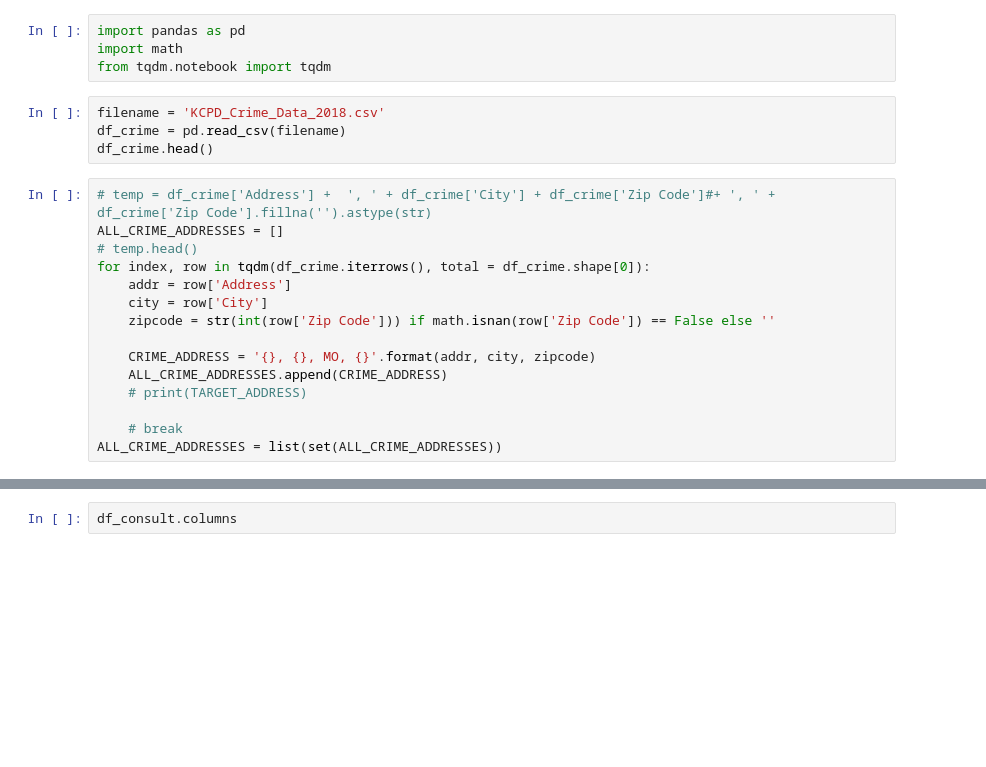
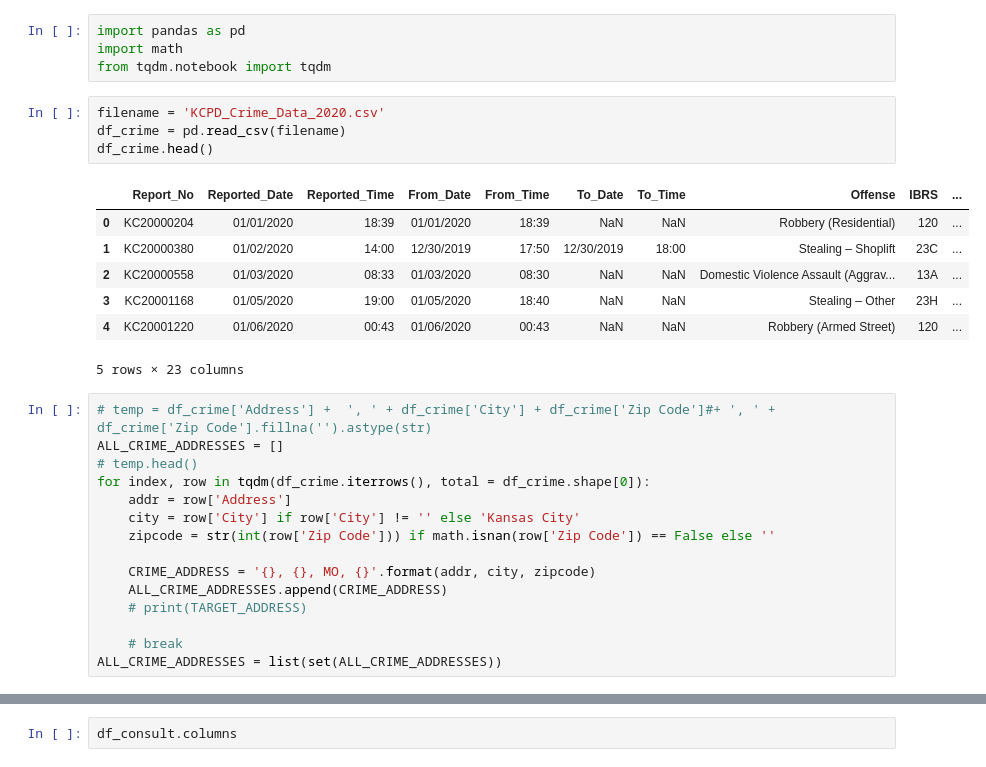
Before and after one commit to duyhho/NSFSCC-Python, a Jupyter notebook: Crime/Crime Geocoding.ipynb, the cells around one changed output, grey strips where cells are left out. Cells and saved outputs as stored; diff of their text form; blank space fills up the shorter version.

```diff
--- a/Crime/Crime Geocoding.ipynb
+++ b/Crime/Crime Geocoding.ipynb
@@ -3,16 +3,24 @@ import pandas as pd
 import math
 from tqdm.notebook import tqdm
 # %%
-filename = 'KCPD_Crime_Data_2018.csv'
+filename = 'KCPD_Crime_Data_2020.csv'
 df_crime = pd.read_csv(filename)
 df_crime.head()
+# %% [output]
+|  | Report_No | Reported_Date | Reported_Time | From_Date | From_Time | To_Date | To_Time | Offense | IBRS | ... |
+| 0 | KC20000204 | 01/01/2020 | 18:39 | 01/01/2020 | 18:39 | NaN | NaN | Robbery (Residential) | 120 | ... |
+| 1 | KC20000380 | 01/02/2020 | 14:00 | 12/30/2019 | 17:50 | 12/30/2019 | 18:00 | Stealing – Shoplift | 23C | ... |
+| 2 | KC20000558 | 01/03/2020 | 08:33 | 01/03/2020 | 08:30 | NaN | NaN | Domestic Violence Assault (Aggrav... | 13A | ... |
+| 3 | KC20001168 | 01/05/2020 | 19:00 | 01/05/2020 | 18:40 | NaN | NaN | Stealing – Other | 23H | ... |
+| 4 | KC20001220 | 01/06/2020 | 00:43 | 01/06/2020 | 00:43 | NaN | NaN | Robbery (Armed Street) | 120 | ... |
+5 rows × 23 columns
 # %%
 # temp = df_crime['Address'] +  ', ' + df_crime['City'] + df_crime['Zip Code']#+ ', ' +  df_crime['Zip Code'].fillna('').astype(str)
 ALL_CRIME_ADDRESSES = []
 # temp.head()
 for index, row in tqdm(df_crime.iterrows(), total = df_crime.shape[0]):
     addr = row['Address']
-    city = row['City']
+    city = row['City'] if row['City'] != '' else 'Kansas City'
     zipcode = str(int(row['Zip Code'])) if math.isnan(row['Zip Code']) == False else ''
 
     CRIME_ADDRESS = '{}, {}, MO, {}'.format(addr, city, zipcode)
```
Also changed, not shown: parts of 10 cells of this notebook, 1 other file.
